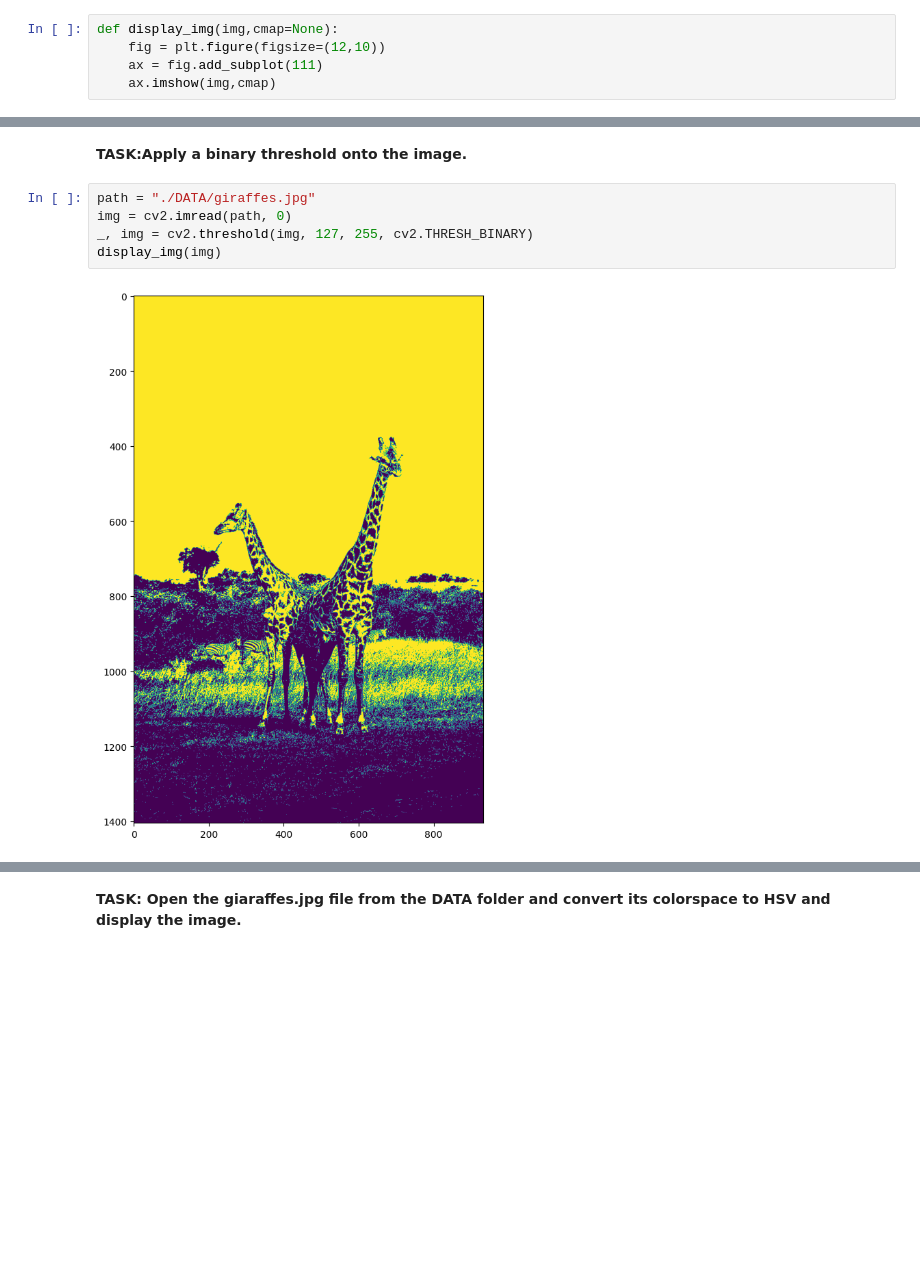
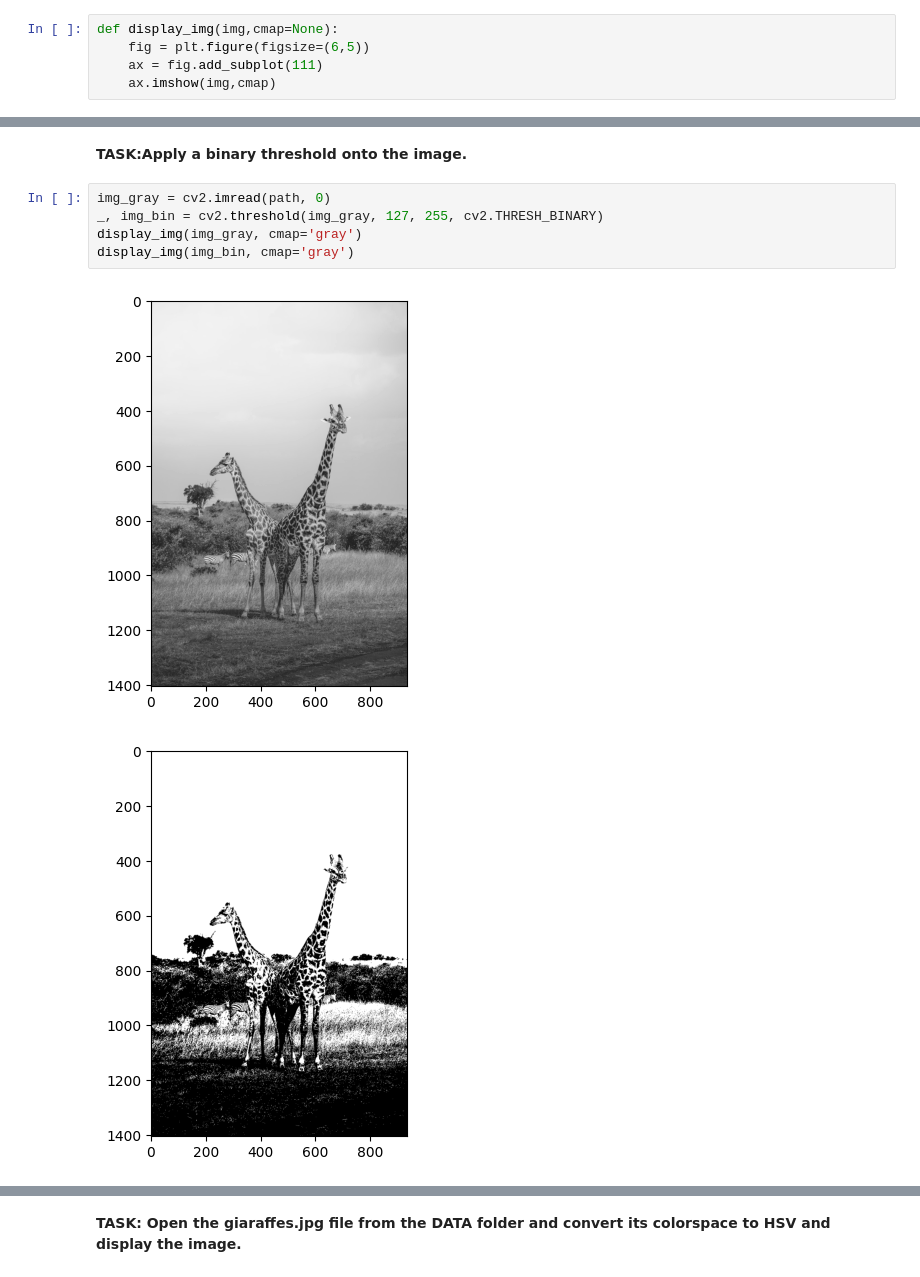
Before and after one commit to OxyzGiaHuy/MMC-DS-2024, a Jupyter notebook: Module_4/Lab 2.1/2.1.2-Image-Processing-Assessment-checkpoint.ipynb, the cells around one changed output, grey strips where cells are left out. Saved outputs shown, nothing was run; the diff lists cells and outputs as text; blank space fills up the shorter version.

```diff
--- a/Module_4/Lab 2.1/2.1.2-Image-Processing-Assessment-checkpoint.ipynb
+++ b/Module_4/Lab 2.1/2.1.2-Image-Processing-Assessment-checkpoint.ipynb
@@ -11,6 +11,6 @@ import numpy as np
 %matplotlib inline
 # %%
 def display_img(img,cmap=None):
-    fig = plt.figure(figsize=(12,10))
+    fig = plt.figure(figsize=(6,5))
     ax = fig.add_subplot(111)
     ax.imshow(img,cmap)
@@ -26,9 +27,10 @@ display_img(img)
 # %% [markdown]
 **TASK:Apply a binary threshold onto the image.**
 # %%
-path = "./DATA/giraffes.jpg"
-img = cv2.imread(path, 0)
-_, img = cv2.threshold(img, 127, 255, cv2.THRESH_BINARY)
-display_img(img)
+img_gray = cv2.imread(path, 0)
+_, img_bin = cv2.threshold(img_gray, 127, 255, cv2.THRESH_BINARY)
+display_img(img_gray, cmap='gray')
+display_img(img_bin, cmap='gray')
 # %% [output]
-[figure, old version]
+[figure, new version]
+[figure, added]
```
Also changed, not shown: parts of 9 cells of this notebook.
